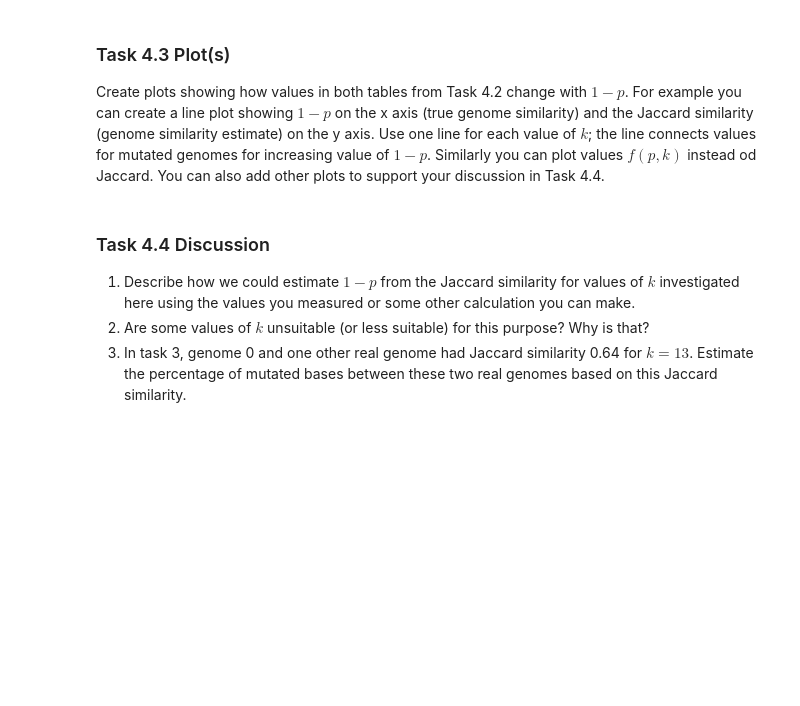
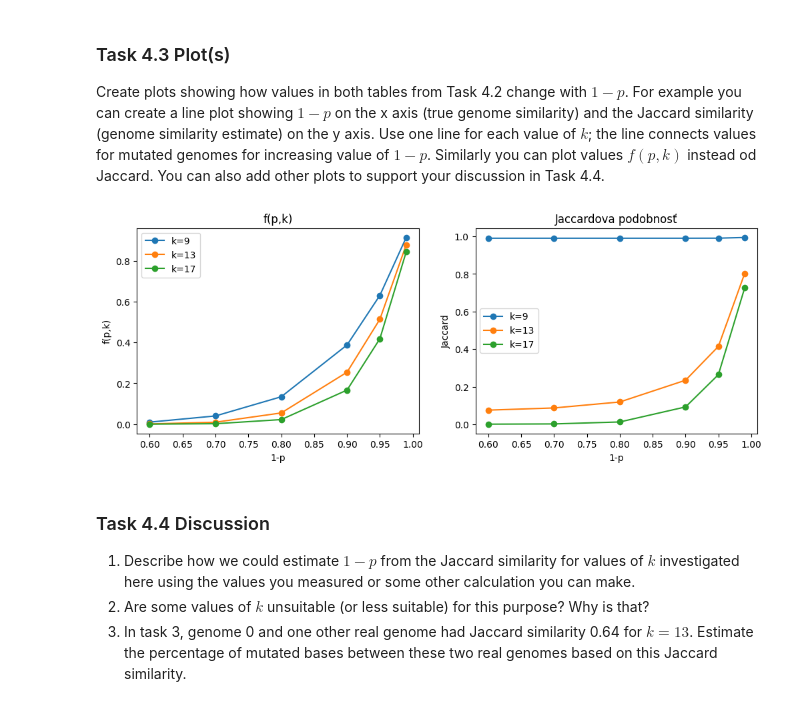
Before and after one commit to murajdas/bioinf, a Jupyter notebook: notebooks/a1i.ipynb, the cells around one changed output. Drawn from its saved outputs; the diff is of its cells as text; code cells hidden in the pictures; blank space fills up the shorter version.

```diff
--- a/notebooks/a1i.ipynb
+++ b/notebooks/a1i.ipynb
@@ -416,0 +420,22 @@ between real genome 0 and all 6 mutated genomes for the same list of values of $
+# %%
+k_nums = [9, 13, 17]
+
+f = pd.DataFrame(index=mutation_probabilities, columns=k_nums, dtype=float)
+j = pd.DataFrame(index=mutation_probabilities, columns=k_nums, dtype=float)
+
+for k in k_nums:
+    jaccards = kmer_jaccard(real_genomes[0], mutated_genomes, k)
+    for i in range(len(mutation_probabilities)):
+        p = mutation_probabilities[i]
+        f.loc[p, k] = (1 - p) ** k
+        j.loc[p, k] = jaccards[i]
+
+f.index.name = "p"
+j.index.name = "p"
+f.columns.name = "k"
+j.columns.name = "k"
+
+print("Tabuľka f(p,k)")
+print(f.round(4))
+print("Tabuľka Jaccard")
+print(j.round(4))
@@ -423,3 +465,27 @@ Create plots showing how values in both tables from Task 4.2 change with $1-p$.
+# %%
+x = [1 - p for p in mutation_probabilities]
+
+plt.figure(figsize=(12, 4))
+
+plt.subplot(1, 2, 1)
+for k in k_nums:
+    plt.plot(x, f[k], marker="o", label=f"k={k}")
+plt.title("f(p,k)")
+plt.xlabel("1-p")
+plt.ylabel("f(p,k)")
+plt.legend()
+
+plt.subplot(1, 2, 2)
+for k in k_nums:
+    plt.plot(x, j[k], marker="o", label=f"k={k}")
+plt.title("Jaccardova podobnosť")
+plt.xlabel("1-p")
+plt.ylabel("Jaccard")
+plt.legend()
+
+plt.show()
+# %% [output]
+[figure, added]
 # %% [markdown]
 ### Task 4.4 Discussion
 
```
Also changed, not shown: parts of 6 cells of this notebook.
